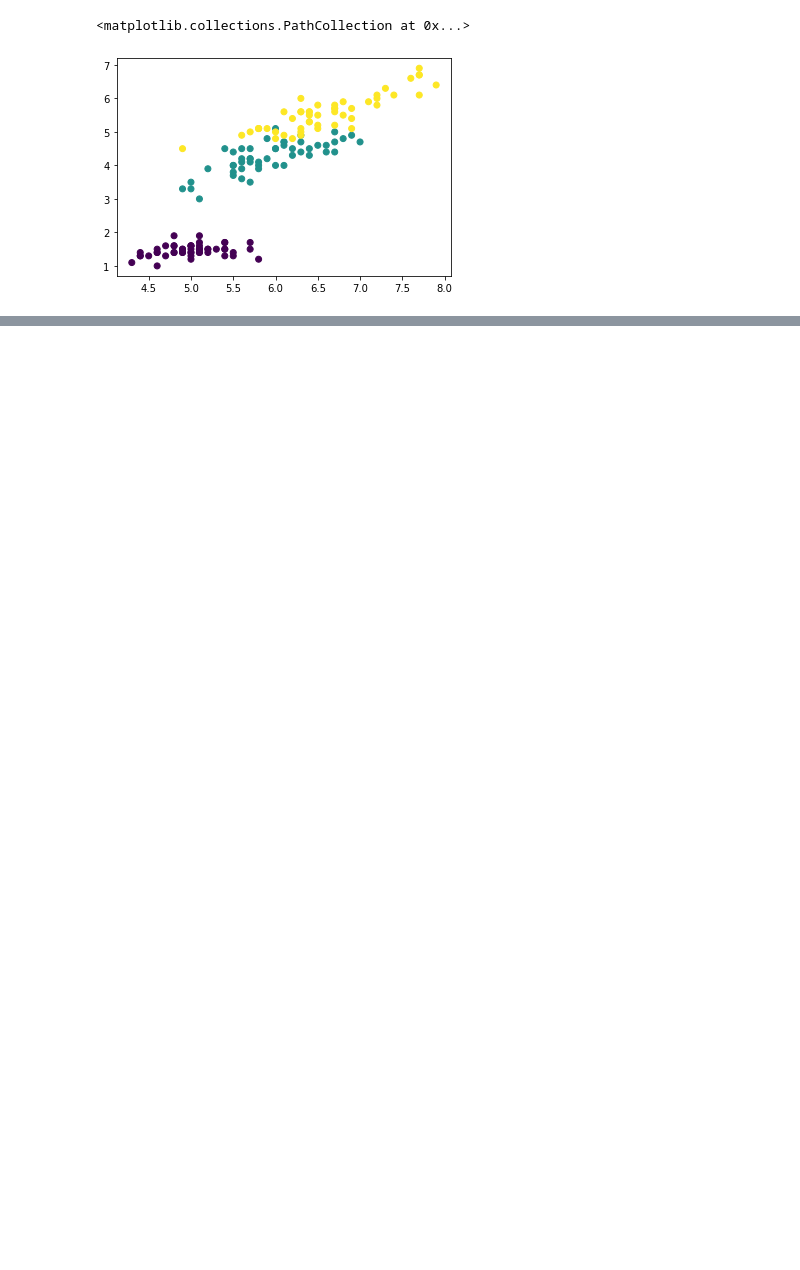
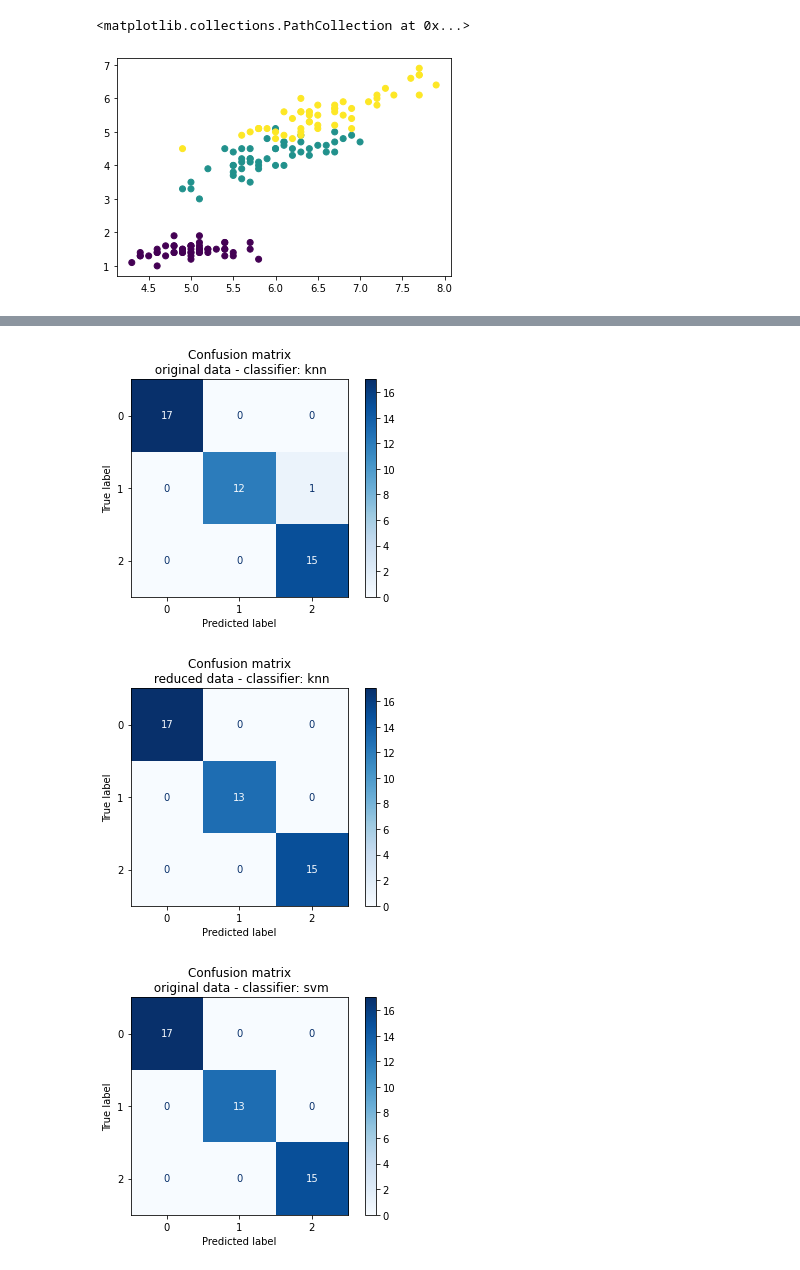
Before and after one commit to paultro708/DataReduction, a Jupyter notebook: fixed_clustering.ipynb, the cells around one changed output, grey strips where cells are left out. Saved outputs shown, nothing was run; the diff lists cells and outputs as text; code cells hidden in the pictures; blank space fills up the shorter version.

Commit message:
test importing notebooks as moduleas and improve raporting

```diff
--- a/fixed_clustering.ipynb
+++ b/fixed_clustering.ipynb
@@ -143,7 +143,7 @@ def create_clusters(data, number_of_clusters = 20):
     '''
 
     #creating clusters using k-means algorithm
-    clust = AgglomerativeClustering(n_clusters=number_of_clusters)#KMeans(n_clusters=number_of_clusters)
+    clust = KMeans(n_clusters=number_of_clusters)#KMeans(n_clusters=number_of_clusters)
     clust.fit(data)
 
     return clust.labels_
@@ -164,7 +164,7 @@ from collections import defaultdict
 
 #create clusters
 number_of_clusters = 20* number_of_classes
-clusters = create_clusters(data = data_all_train)#number_of_clusters = number_of_clusters,
+clusters = create_clusters(data = data_all_train, number_of_clusters = number_of_clusters)
 clusters_with_id = group_id_by_cluster(clusters = clusters)
 # %%
 # def median_in_cluster(data_all, indexes):
@@ -521,0 +565,69 @@ NameError: name 'np_red_data' is not defined
+# %%
+import time
+
+def raport_classify2(original_set, original_labels, reduced_set, reduced_labels, test_set, test_labels, classifier_type = 'all'):
+    if classifier_type == 'all':
+        for c_type in classifiers:
+            #select classifier
+            classifier = classifiers[c_type]
+            #train with original dataset and time measure
+            start = time.clock()
+            classifier.fit(original_set, original_labels)
+            end = time.clock()
+            training_time = end - start
+
+            #make predictions and time measure
+            start = time.clock()
+            predict = classifier.predict(test_set)
+            end = time.clock()
+            prediction_time = end - start
+
+            #create confusion matrix
+            plot = plot_confusion_matrix(classifier, data_all_test, data_label_test, cmap=plt.cm.Blues)
+            title = "Confusion matrix\n original data - classifier: " + str(c_type)
+            plot.ax_.set_title(title)
+
+            #print raport with metrics for original training data
+            print('=============')
+            print("Classifier:  ", c_type)
+            print('=============')
+            print("Raport for original dataset")
+            print('Count of instances: ', len(original_labels))
+            for metric in classify_metrics:
+                if (metric == 'accuracy'):
+                    print(metric, ": ", classify_metrics[metric](test_labels, pred))
+                else:
+                    print(metric, ": ", classify_metrics[metric](test_labels, pred, average=None))
+            print('===')
+            print("Training time: ", training_time)
+            print("Predicting time: ", prediction_time)
+
+
+            #same for reduced training dataset
+            classifier = classifiers[c_type]
+            start = time.clock()
+            classifier.fit(reduced_set, reduced_labels)
+            end = time.clock()
+            training_time = end - start
+            start = time.clock()
+            predict = classifier.predict(test_set)
+            end = time.clock()
+            prediction_time = end - start
+
+            plot = plot_confusion_matrix(classifier, data_all_test, data_label_test, cmap=plt.cm.Blues)
+            title = "Confusion matrix\n reduced data - classifier: " + str(c_type)
+            plot.ax_.set_title(title)
+            print("\nRaport for reduced dataset")
+            print('Count of instances: ', len(reduced_labels))
+            for metric in classify_metrics:
+                if (metric == 'accuracy'):
+                    print(metric, ": ", classify_metrics[metric](test_labels, pred))
+                else:
+                    print(metric, ": ", classify_metrics[metric](test_labels, pred, average=None))
+
+            print('===')
+            print("Training time: ", training_time)
+            print("Predicting time: ", prediction_time, "\n")
+
+raport_classify2(data_all_train, data_label_train, np_red_data, np_red_col, data_all_test, data_label_test)
+# %% [output]
@@ -521,0 +651,3 @@ NameError: name 'np_red_data' is not defined
+[figure, added]
+[figure, added]
+[figure, added]
```
Also changed, not shown: parts of 10 cells of this notebook, 2 other files.
